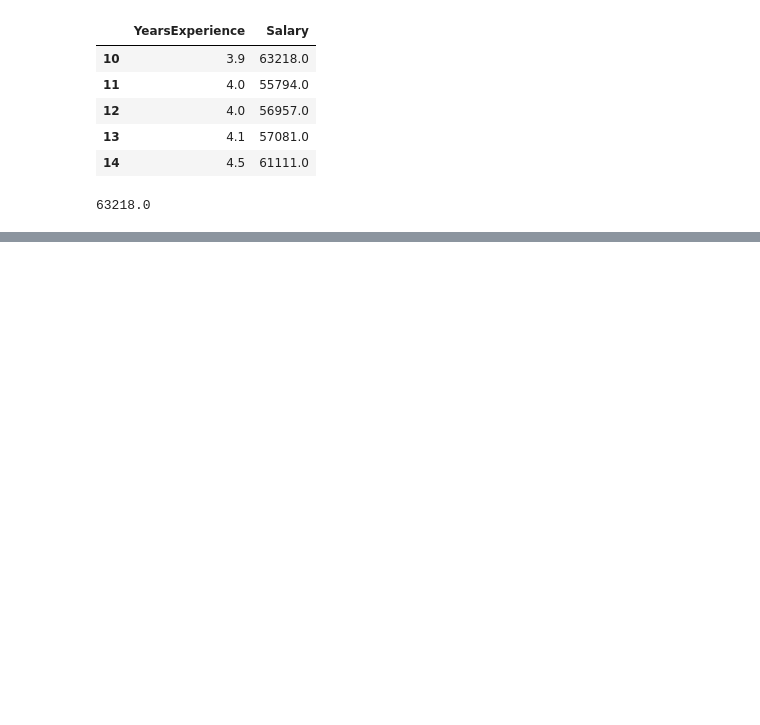
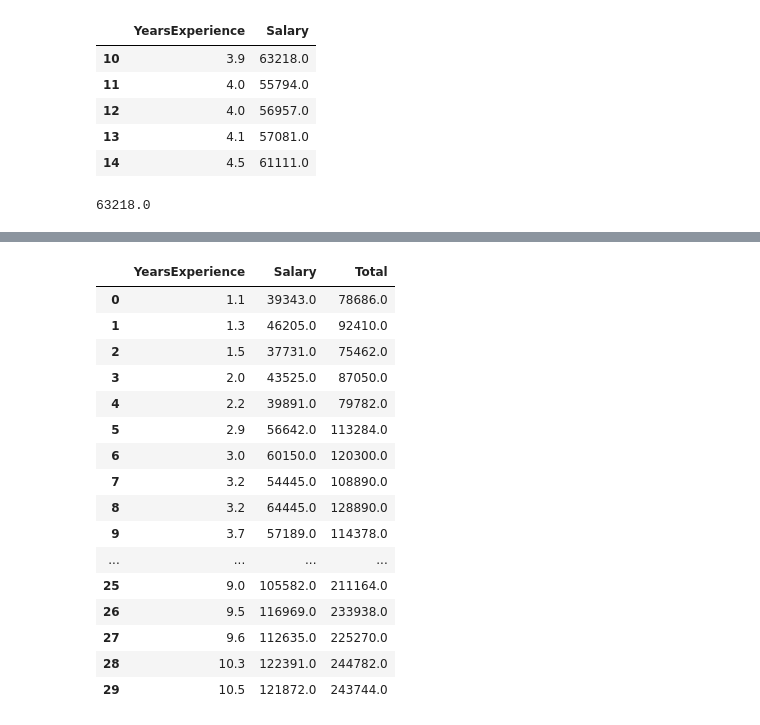
Before and after one commit to asheta66/Machine-Learning-2024, a Jupyter notebook: Simple Linear Regression/Data_Analysis_Using_Panda_2.ipynb, the cells around one changed output, grey strips where cells are left out. Cells and saved outputs as stored; diff of their text form; code cells hidden in the pictures; blank space fills up the shorter version.

```diff
--- a/Simple Linear Regression/Data_Analysis_Using_Panda_2.ipynb
+++ b/Simple Linear Regression/Data_Analysis_Using_Panda_2.ipynb
@@ -97,3 +138,26 @@ X, y = df['YearsExperience'], df['Salary']
 # Splitting the dataset into the Training set and Test set
 from sklearn.model_selection import train_test_split
 X_train, X_test, y_train, y_test = train_test_split(X, y, train_size=0.75, random_state = 0)
+# %%
+# Add a column to data fram or drop a column to df
+
+df['Total'] = df['Salary'] + df['Salary']
+df
+# %% [output]
+|  | YearsExperience | Salary | Total |
+| 0 | 1.1 | 39343.0 | 78686.0 |
+| 1 | 1.3 | 46205.0 | 92410.0 |
+| 2 | 1.5 | 37731.0 | 75462.0 |
+| 3 | 2.0 | 43525.0 | 87050.0 |
+| 4 | 2.2 | 39891.0 | 79782.0 |
+| 5 | 2.9 | 56642.0 | 113284.0 |
+| 6 | 3.0 | 60150.0 | 120300.0 |
+| 7 | 3.2 | 54445.0 | 108890.0 |
+| 8 | 3.2 | 64445.0 | 128890.0 |
+| 9 | 3.7 | 57189.0 | 114378.0 |
+| ... | ... | ... | ... |
+| 25 | 9.0 | 105582.0 | 211164.0 |
+| 26 | 9.5 | 116969.0 | 233938.0 |
+| 27 | 9.6 | 112635.0 | 225270.0 |
+| 28 | 10.3 | 122391.0 | 244782.0 |
+| 29 | 10.5 | 121872.0 | 243744.0 |
```
Also changed, not shown: parts of 19 cells of this notebook.
